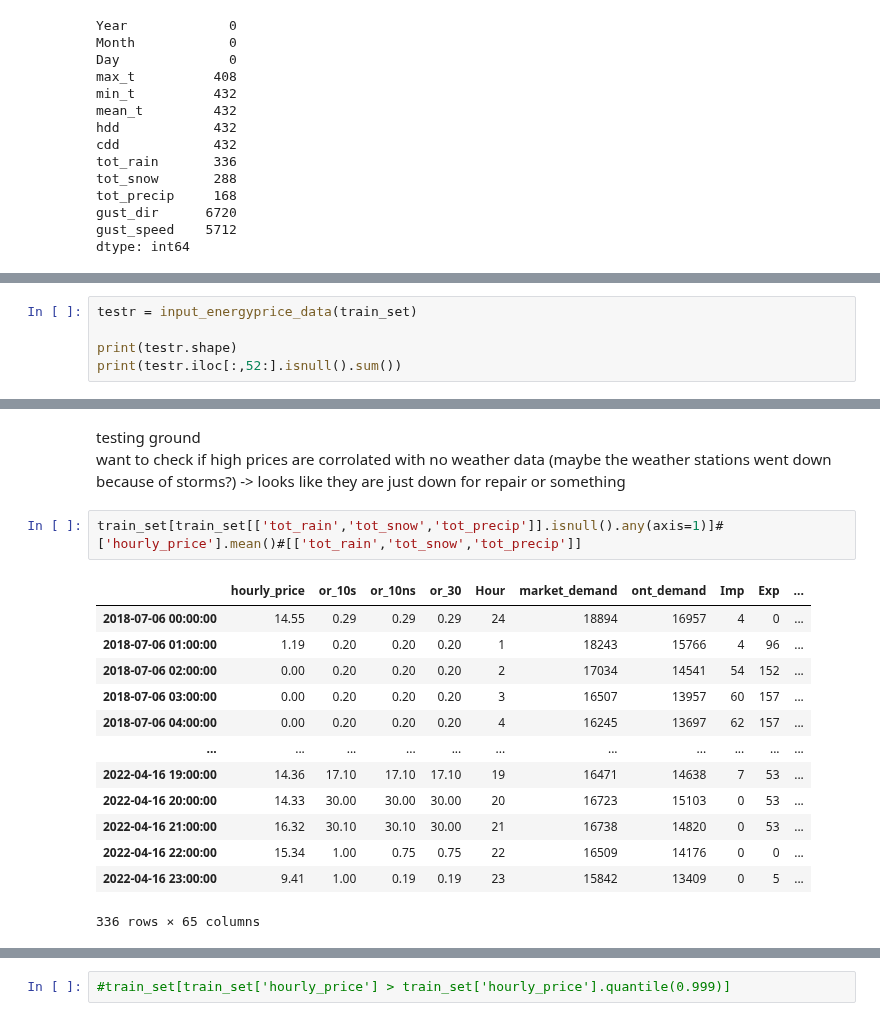
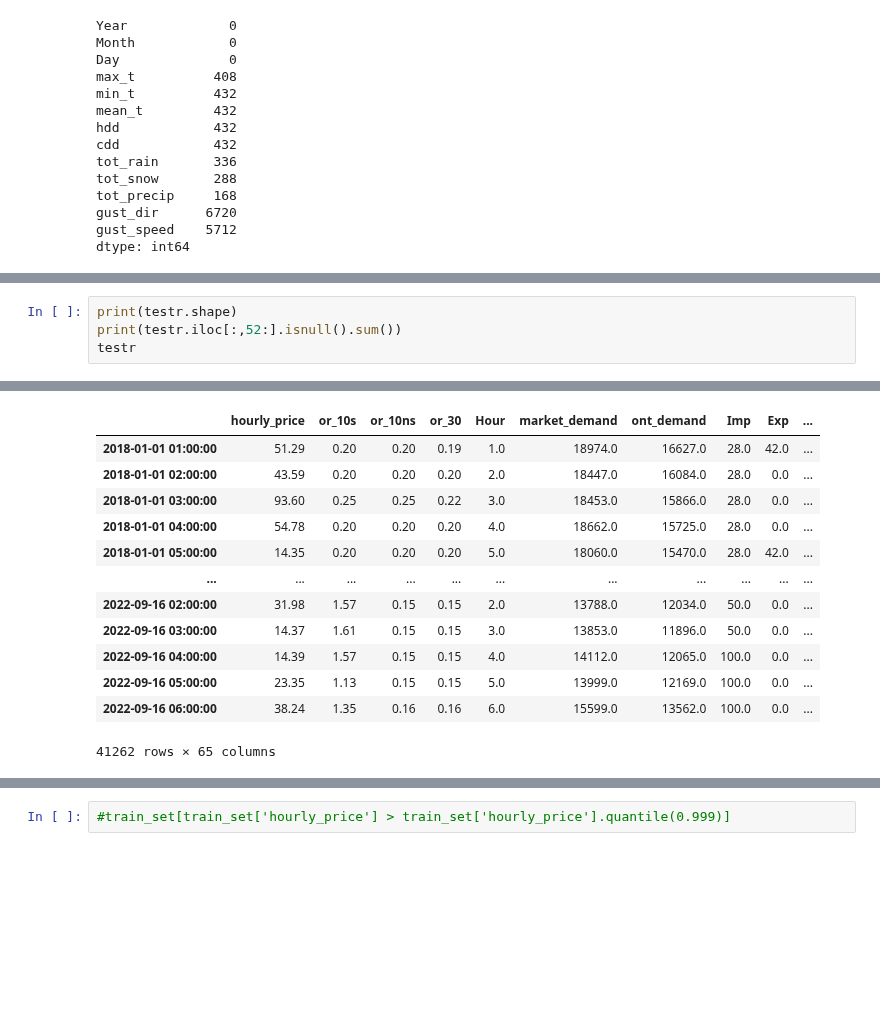
Before and after one commit to KeaganHRankin/cloud_ml_proj, a Jupyter notebook: feature_eng/feature_eng_keagan.ipynb, the cells around one changed output, grey strips where cells are left out. Saved outputs shown, nothing was run; the diff lists cells and outputs as text; blank space fills up the shorter version.

```diff
--- a/feature_eng/feature_eng_keagan.ipynb
+++ b/feature_eng/feature_eng_keagan.ipynb
@@ -238,7 +263,6 @@ def input_energyprice_data(data):
 # %%
-testr = input_energyprice_data(train_set)
-
 print(testr.shape)
 print(testr.iloc[:,52:].isnull().sum())
+testr
 # %% [output]
 (41262, 65)
@@ -258,20 +282,14 @@ gust_speed    5712
 dtype: int64
+|  | hourly_price | or_10s | or_10ns | or_30 | Hour | market_demand | ont_demand | Imp | Exp | ... |
+| 2018-01-01 01:00:00 | 51.29 | 0.20 | 0.20 | 0.19 | 1.0 | 18974.0 | 16627.0 | 28.0 | 42.0 | ... |
+| 2018-01-01 02:00:00 | 43.59 | 0.20 | 0.20 | 0.20 | 2.0 | 18447.0 | 16084.0 | 28.0 | 0.0 | ... |
+| 2018-01-01 03:00:00 | 93.60 | 0.25 | 0.25 | 0.22 | 3.0 | 18453.0 | 15866.0 | 28.0 | 0.0 | ... |
+| 2018-01-01 04:00:00 | 54.78 | 0.20 | 0.20 | 0.20 | 4.0 | 18662.0 | 15725.0 | 28.0 | 0.0 | ... |
+| 2018-01-01 05:00:00 | 14.35 | 0.20 | 0.20 | 0.20 | 5.0 | 18060.0 | 15470.0 | 28.0 | 42.0 | ... |
+| ... | ... | ... | ... | ... | ... | ... | ... | ... | ... | ... |
+| 2022-09-16 02:00:00 | 31.98 | 1.57 | 0.15 | 0.15 | 2.0 | 13788.0 | 12034.0 | 50.0 | 0.0 | ... |
+| 2022-09-16 03:00:00 | 14.37 | 1.61 | 0.15 | 0.15 | 3.0 | 13853.0 | 11896.0 | 50.0 | 0.0 | ... |
+| 2022-09-16 04:00:00 | 14.39 | 1.57 | 0.15 | 0.15 | 4.0 | 14112.0 | 12065.0 | 100.0 | 0.0 | ... |
+| 2022-09-16 05:00:00 | 23.35 | 1.13 | 0.15 | 0.15 | 5.0 | 13999.0 | 12169.0 | 100.0 | 0.0 | ... |
+| 2022-09-16 06:00:00 | 38.24 | 1.35 | 0.16 | 0.16 | 6.0 | 15599.0 | 13562.0 | 100.0 | 0.0 | ... |
+41262 rows × 65 columns
-# %% [markdown]
-testing ground <br>
-want to check if high prices are corrolated with no weather data (maybe the weather stations went down because of storms?) -> looks like they are just down for repair or something
-# %%
-train_set[train_set[['tot_rain','tot_snow','tot_precip']].isnull().any(axis=1)]#['hourly_price'].mean()#[['tot_rain','tot_snow','tot_precip']]
-# %% [output]
-|  | hourly_price | or_10s | or_10ns | or_30 | Hour | market_demand | ont_demand | Imp | Exp | ... |
-| 2018-07-06 00:00:00 | 14.55 | 0.29 | 0.29 | 0.29 | 24 | 18894 | 16957 | 4 | 0 | ... |
-| 2018-07-06 01:00:00 | 1.19 | 0.20 | 0.20 | 0.20 | 1 | 18243 | 15766 | 4 | 96 | ... |
-| 2018-07-06 02:00:00 | 0.00 | 0.20 | 0.20 | 0.20 | 2 | 17034 | 14541 | 54 | 152 | ... |
-| 2018-07-06 03:00:00 | 0.00 | 0.20 | 0.20 | 0.20 | 3 | 16507 | 13957 | 60 | 157 | ... |
-| 2018-07-06 04:00:00 | 0.00 | 0.20 | 0.20 | 0.20 | 4 | 16245 | 13697 | 62 | 157 | ... |
-| ... | ... | ... | ... | ... | ... | ... | ... | ... | ... | ... |
-| 2022-04-16 19:00:00 | 14.36 | 17.10 | 17.10 | 17.10 | 19 | 16471 | 14638 | 7 | 53 | ... |
-| 2022-04-16 20:00:00 | 14.33 | 30.00 | 30.00 | 30.00 | 20 | 16723 | 15103 | 0 | 53 | ... |
-| 2022-04-16 21:00:00 | 16.32 | 30.10 | 30.10 | 30.00 | 21 | 16738 | 14820 | 0 | 53 | ... |
-| 2022-04-16 22:00:00 | 15.34 | 1.00 | 0.75 | 0.75 | 22 | 16509 | 14176 | 0 | 0 | ... |
-| 2022-04-16 23:00:00 | 9.41 | 1.00 | 0.19 | 0.19 | 23 | 15842 | 13409 | 0 | 5 | ... |
-336 rows × 65 columns
```
Also changed, not shown: parts of 11 cells of this notebook.
